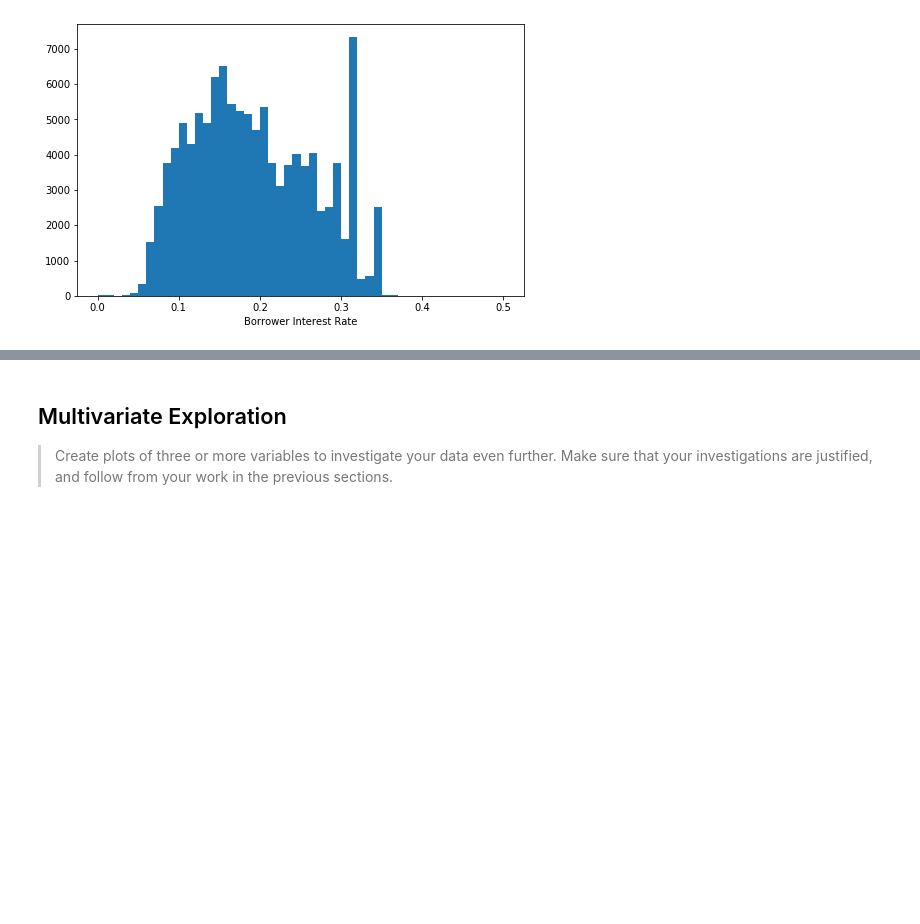
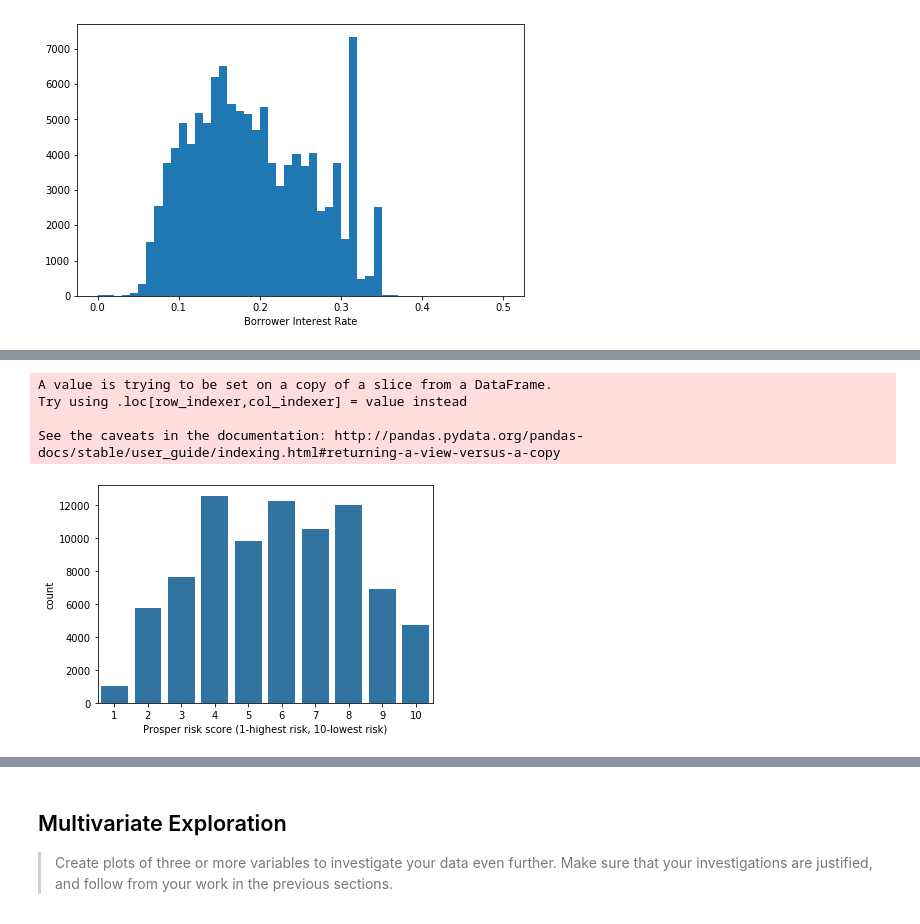
Before and after one commit to PhilipKarns/prosper_loan_data_visualization, a Jupyter notebook: prospect_loan_data_visualization.ipynb, the cells around one changed output, grey strips where cells are left out. Cells and saved outputs as stored; diff of their text form; code cells hidden in the pictures; blank space fills up the shorter version.

Commit message:
finished univariate and bivariate plotting

```diff
--- a/prospect_loan_data_visualization.ipynb
+++ b/prospect_loan_data_visualization.ipynb
@@ -106,0 +124,29 @@ you plan on investigating next.
+# %%
+# binsize = 1
+# bins = np.arange(0, loans.ProsperScore.max()+binsize, binsize)
+
+# plt.figure(figsize=[8, 5])
+# plt.hist(data = loans, x = 'ProsperScore', bins = bins)
+# plt.xlabel('Prosper risk score (1-highest risk, 10-lowest risk');
+
+
+# plotting Credit Score on a standard scale
+
+#convert data type to ordinal categorical because these are ranked values, not float values
+#also
+level_order = [1, 2, 3, 4, 5, 6, 7, 8, 9, 10]
+loan_score_not_null = loans['ProsperScore'] > 0
+loans_sub = loans.loc[loan_score_not_null,:]
+ordered_cat = pd.api.types.CategoricalDtype(ordered = True, categories = level_order)
+loans_sub['ProsperScore'] = loans_sub['ProsperScore'].astype(ordered_cat)
+
+#plot the data and make all one color
+base_color = sb.color_palette()[0]
+sb.countplot(data = loans_sub, x = 'ProsperScore', color = base_color);
+plt.xlabel('Prosper risk score (1-highest risk, 10-lowest risk)');
+# %% [output]
+A value is trying to be set on a copy of a slice from a DataFrame.
+Try using .loc[row_indexer,col_indexer] = value instead
+
+See the caveats in the documentation: http://pandas.pydata.org/pandas-docs/stable/user_guide/indexing.html#returning-a-view-versus-a-copy
+[figure, added]
```
Also changed, not shown: parts of 46 cells of this notebook.
